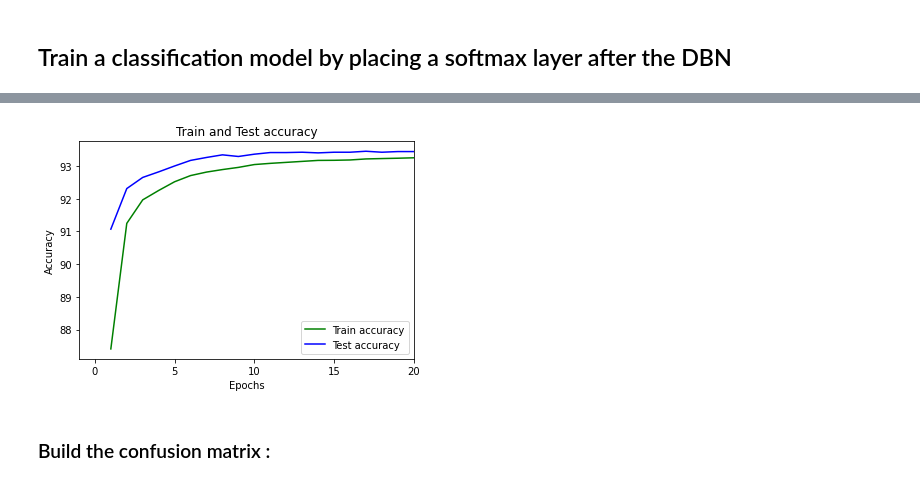
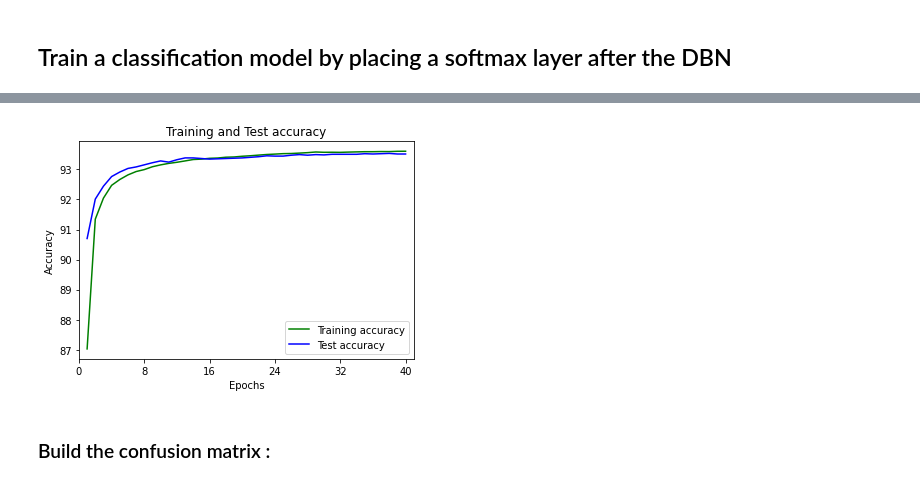
Before and after one commit to lilanpei/Restricted-Boltzmann-Machine-and-Deep-Belief-Network-on-MINIST, a Jupyter notebook: RBM&DBN_on_MNIST.ipynb, the cells around one changed output, grey strips where cells are left out. Drawn from its saved outputs; the diff is of its cells as text; code cells hidden in the pictures.

```diff
--- a/RBM&DBN_on_MNIST.ipynb
+++ b/RBM&DBN_on_MNIST.ipynb
@@ -384,16 +441,14 @@ Epoch : 20 | loss : 0.0007 | Train Accuracy: 99.93  | Test Accuracy: 97.14
 # %%
 import matplotlib.pyplot as plt
 
-epochs = range(1, 21)
-plt.plot(epochs, history_tr, 'g', label='Train accuracy')
+epochs = range(1, len(history_tr)+1)
+plt.plot(epochs, history_tr, 'g', label='Training accuracy')
 plt.plot(epochs, history_ts, 'b', label='Test accuracy')
-plt.title('Train and Test accuracy')
+plt.title('Training and Test accuracy')
 plt.xlabel('Epochs')
 plt.ylabel('Accuracy')
-plt.xlim([-1, 20])
-#plt.ylim([85, 95])
-plt.xticks(np.linspace(0, 20, 5))
-#plt.yticks(np.linspace(85, 95, 5))
+plt.xlim([0, len(history_tr)+1])
+plt.xticks(np.linspace(0, len(history_tr), 6))
 plt.legend(loc='lower right')
 plt.show()
 # %% [output]
@@ -615,0 +636,9 @@ plt.show()
+# %%
+# visualising layer 3
+learned_weights = dbn.rbm_layers[2].w.transpose(0,1).numpy()
+plt.show()
+fig = plt.figure(3, figsize=(18,18))
+for i in range(100):
+    sub = fig.add_subplot(10, 10, i+1)
+    sub.imshow(learned_weights[i,:].reshape((10,10)), cmap=plt.cm.gray)
+plt.show()
@@ -628,7 +659,7 @@ class DBN_Net(torch.nn.Module):
 
         return F.log_softmax(x, dim=1)
 
-    def train(self, tr_loader, ts_loader, optimizer, clf, criterion, epochs=20):
+    def train(self, tr_loader, ts_loader, optimizer, clf, criterion, epochs=10):
         history_tr = []
         history_ts = []
         for epoch in range(epochs):
@@ -636,6 +667,7 @@ class DBN_Net(torch.nn.Module):
           total_tr = 0
           y_true_tr = []
           y_pred_tr = []
+          loss = 0
           for i, (batch_tr, labels_tr) in enumerate(tr_loader):
             batch_tr = Variable(batch_tr.view(-1, VISIBLE_UNITS))
             labels_tr = Variable(labels_tr)
@@ -650,6 +682,7 @@ class DBN_Net(torch.nn.Module):
             correct_tr += (prediction_tr == labels_tr).sum()
             loss_tr.backward()
             optimizer.step()
+            loss += loss_tr / batch_tr.size(0)
           accuracy_tr = correct_tr / total_tr * 100
           history_tr.append(accuracy_tr.data)
           # calculate accuracy
@@ -667,10 +700,11 @@ class DBN_Net(torch.nn.Module):
             correct += (prediction == labels).sum()
           accuracy = correct / total * 100
           history_ts.append(accuracy.data)
-          print("Epoch : {0:2d} | loss : {1:.4f} | Train Accuracy: {2:.2f}  | Test Accuracy: {3:.2f}".format(epoch+1, loss_tr.item(), accuracy_tr, accuracy))
+          print("Epoch : {0:2d} | loss : {1:.4f} | Train Accuracy: {2:.2f}  | Test Accuracy: {3:.2f}".format(epoch+1, loss.item(), accuracy_tr, accuracy))
 
         return y_true_tr, y_pred_tr, y_true, y_pred, history_tr, history_ts
 
 dbn_Model = DBN_Net(dbn, HIDDEN_UNITS, 10)
 criterion = torch.nn.CrossEntropyLoss() # computes softmax and then the cross entropy
 optimizer = torch.optim.Adam(dbn_Model.parameters(), lr=1e-3)
+print(dbn_Model)
@@ -677,3 +751,6 @@ optimizer = torch.optim.Adam(dbn_Model.parameters(), lr=1e-3)
 # %%
-y_true_tr,y_pred_tr,y_true,y_pred,history_tr,history_ts = dbn_Model.train(tr_loader, ts_loader, optimizer, dbn_Model, criterion)
+dbn_Model = DBN_Net(dbn, HIDDEN_UNITS, 10)
+criterion = torch.nn.CrossEntropyLoss() # computes softmax and then the cross entropy
+optimizer = torch.optim.Adam(dbn_Model.parameters(), lr=1e-3)
+y_true_tr,y_pred_tr,y_true,y_pred,history_tr,history_ts = dbn_Model.train(tr_loader, ts_loader, optimizer, dbn_Model, criterion, epochs=40)
 # %% [output]
@@ -700,20 +774,18 @@ Epoch : 20 | loss : 0.0441 | Train Accuracy: 93.25  | Test Accuracy: 93.44
 # %%
 import matplotlib.pyplot as plt
 
-epochs = range(1, 21)
-plt.plot(epochs, history_tr, 'g', label='Train accuracy')
+epochs = range(1, len(history_tr)+1)
+plt.plot(epochs, history_tr, 'g', label='Training accuracy')
 plt.plot(epochs, history_ts, 'b', label='Test accuracy')
-plt.title('Train and Test accuracy')
+plt.title('Training and Test accuracy')
 plt.xlabel('Epochs')
 plt.ylabel('Accuracy')
-plt.xlim([-1, 20])
-#plt.ylim([85, 95])
-plt.xticks(np.linspace(0, 20, 5))
-#plt.yticks(np.linspace(85, 95, 5))
+plt.xlim([0, len(history_tr)+1])
+plt.xticks(np.linspace(0, len(history_tr), 6))
 plt.legend(loc='lower right')
 plt.show()
 # %% [output]
-[figure, old version]
+[figure, new version]
 # %% [markdown]
 ### Build the confusion matrix :
 # %%
```
Also changed, not shown: parts of 62 cells of this notebook, 21 other files.
